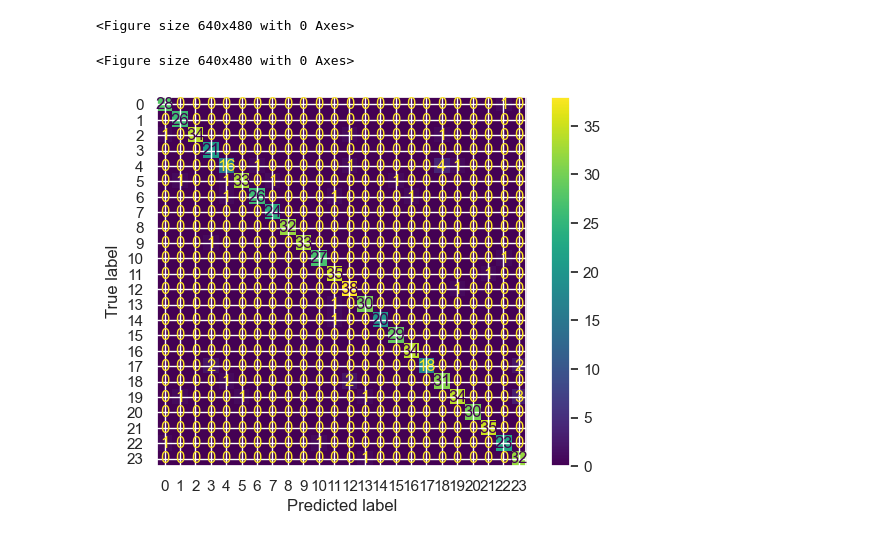
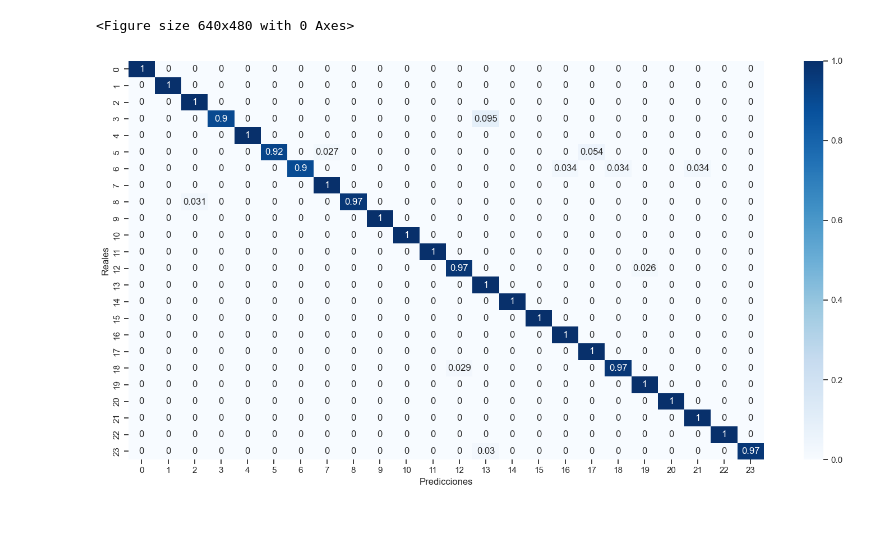
Before and after one commit to groverongo/MLP, a Jupyter notebook: config/main.ipynb, the cells around one changed output. Cells and saved outputs as stored; diff of their text form; code cells hidden in the pictures.

```diff
--- a/config/main.ipynb
+++ b/config/main.ipynb
@@ -72,14 +103,28 @@ for carpeta in lista:
 <Figure size 640x480 with 0 Axes>
 # %%
 from sklearn.metrics import confusion_matrix, ConfusionMatrixDisplay
+import pandas as pd
+import numpy as np
+import matplotlib.pyplot as plt
+import seaborn as sns
+
+y_true = pd.read_csv("../res/testing.csv", header=None).iloc[:,-24:].to_numpy()
+y_true_arg = np.argmax(y_true, axis=1)
 y_pred_mejor = pd.read_csv(f"../data/C1_50_T/C1_50_T.csv", header=None).to_numpy()
-y_pred_arg_mejor = np.argmax(y_pred, axis=1)
+y_pred_arg_mejor = np.argmax(y_pred_mejor, axis=1)
+matriz_confusion = confusion_matrix(y_true_arg, y_pred_arg_mejor, normalize='true')
+"""
+# print(matriz_confusion)
+plt.figure(figsize=(15,15))
+ConfusionMatrixDisplay(matriz_confusion).plot()
+plt.show() """
+sns.set_style("ticks")
 
-matriz_confusion = confusion_matrix(y_true_arg, y_pred_arg_mejor)
-# print(matriz_confusion)
-plt.figure()
-ConfusionMatrixDisplay(matriz_confusion).plot()
-plt.show()
+plt.figure(figsize=(15, 8))
+sns.heatmap(matriz_confusion, annot=True, cmap='Blues', xticklabels=True, yticklabels=True)
+plt.xlabel("Predicciones")
+plt.ylabel("Reales")
+plt.tight_layout()
+plt.savefig("matriz_confusion.png")
 # %% [output]
-<Figure size 640x480 with 0 Axes>
-[figure, old version]
+[figure, new version]
```
Also changed, not shown: parts of 2 cells of this notebook, 14 other files.
